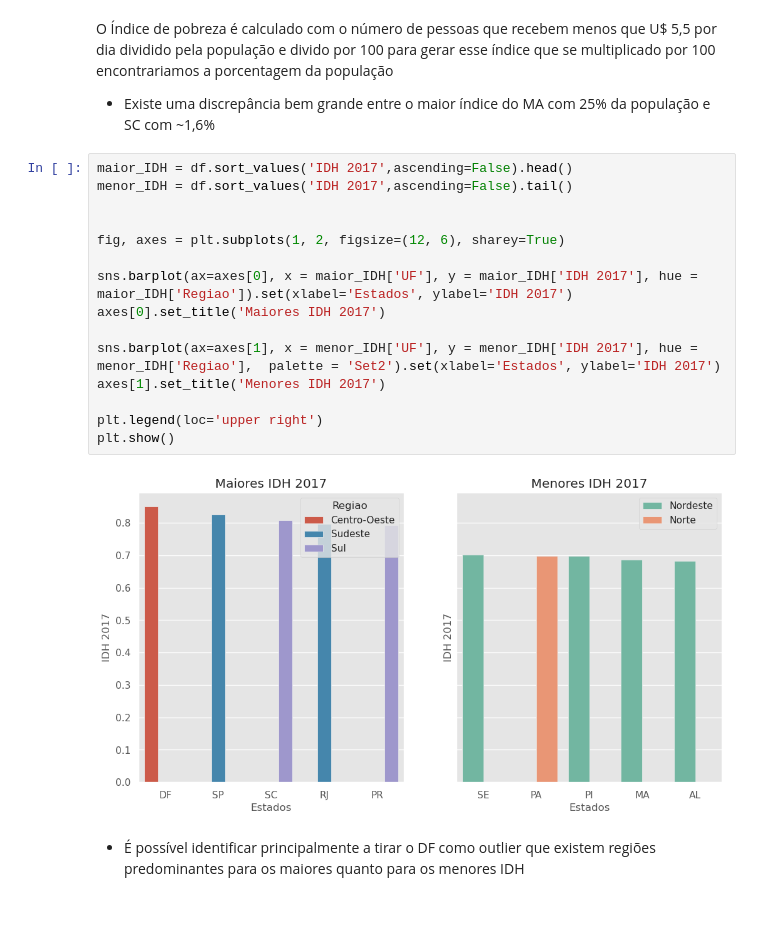
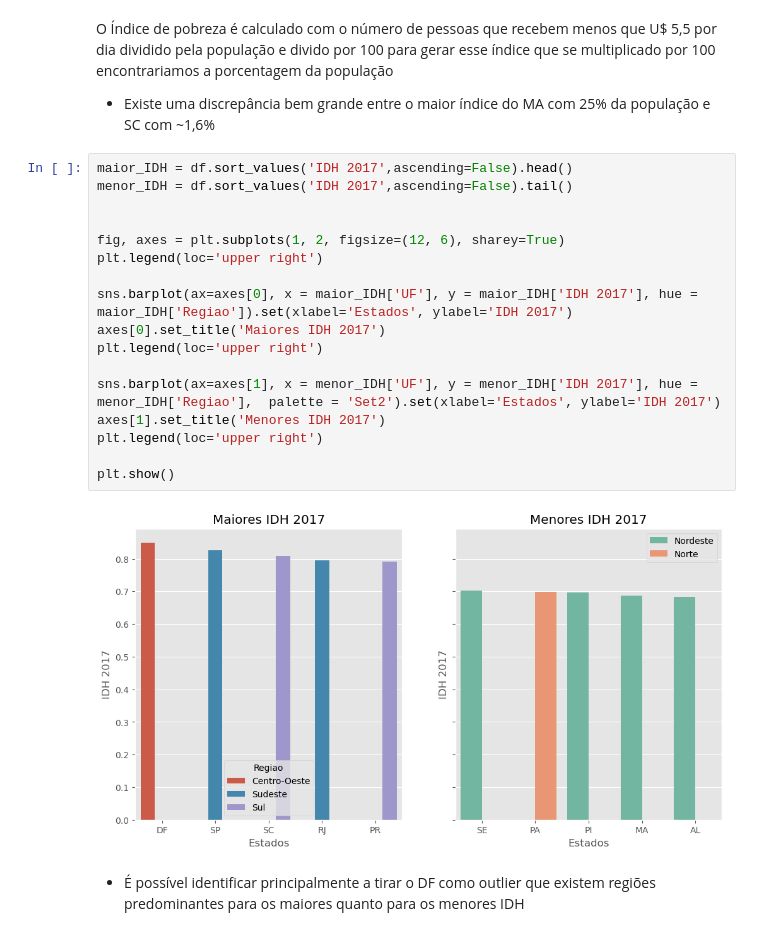
Before and after one commit to duckdogersxd/Kaggle-Analisys, a Jupyter notebook: an-lise-e-visualiza-o-de-dados.ipynb, the cells around one changed output. Drawn from its saved outputs; the diff is of its cells as text.

```diff
--- a/an-lise-e-visualiza-o-de-dados.ipynb
+++ b/an-lise-e-visualiza-o-de-dados.ipynb
@@ -245,20 +245,22 @@ O Índice de pobreza é calculado com o número de pessoas que recebem menos que
 # %%
 maior_IDH = df.sort_values('IDH 2017',ascending=False).head()
 menor_IDH = df.sort_values('IDH 2017',ascending=False).tail()
 
 
 fig, axes = plt.subplots(1, 2, figsize=(12, 6), sharey=True)
+plt.legend(loc='upper right')
 
 sns.barplot(ax=axes[0], x = maior_IDH['UF'], y = maior_IDH['IDH 2017'], hue = maior_IDH['Regiao']).set(xlabel='Estados', ylabel='IDH 2017')
 axes[0].set_title('Maiores IDH 2017')
+plt.legend(loc='upper right')
 
 sns.barplot(ax=axes[1], x = menor_IDH['UF'], y = menor_IDH['IDH 2017'], hue = menor_IDH['Regiao'],  palette = 'Set2').set(xlabel='Estados', ylabel='IDH 2017')
 axes[1].set_title('Menores IDH 2017')
+plt.legend(loc='upper right')
 
-plt.legend(loc='upper right')
 plt.show()
 # %% [output]
-[figure, old version]
+[figure, new version]
 # %% [markdown]
 * É possível identificar principalmente a tirar o DF como outlier que existem regiões predominantes para os maiores quanto para os menores IDH
 # %%
```
Also changed, not shown: parts of 8 cells of this notebook.
